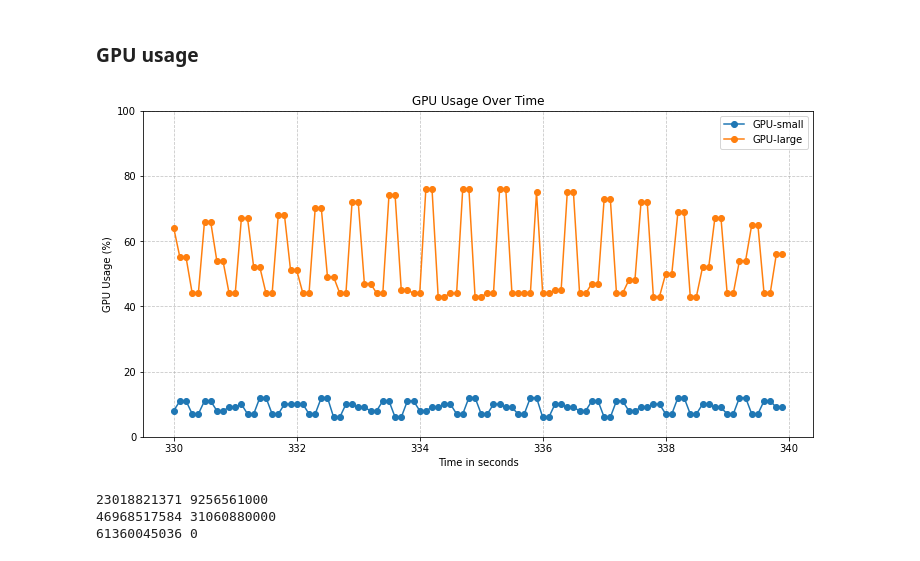
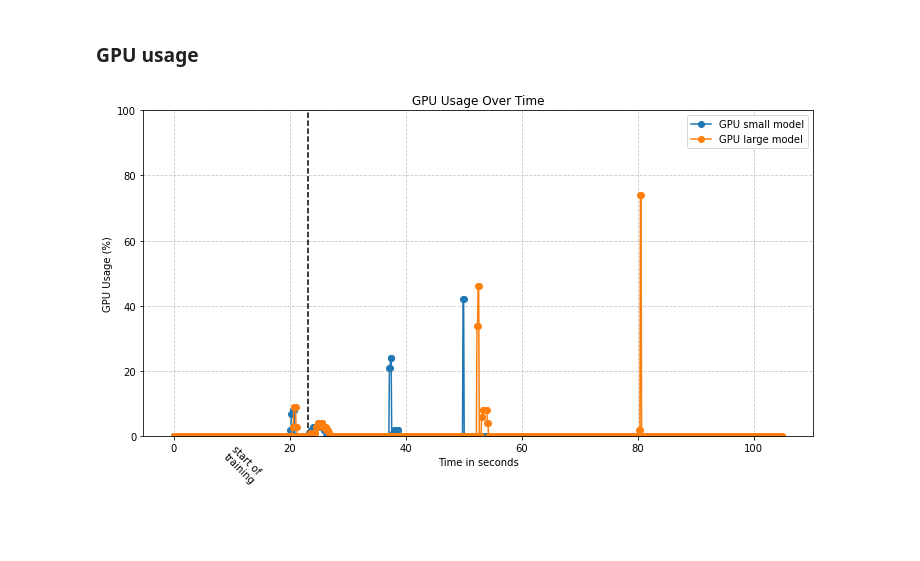
Before and after one commit to hanssssssssssssss/poet_ml_framework_tests, a Jupyter notebook: process_output/process_output_data.ipynb, the cells around one changed output. Drawn from its saved outputs; the diff is of its cells as text; code cells hidden in the pictures; blank space fills up the shorter version.

Commit message:
all keras graphs done

```diff
--- a/process_output/process_output_data.ipynb
+++ b/process_output/process_output_data.ipynb
@@ -408,24 +402,24 @@ plt.show()
 # %%
 fig, ax = plt.subplots(figsize=(10, 6))
 energy_values = []
-training_times = []
+inference_times = []
 labels = []
 categories = ["load_data", "setup","process_data"]
 
-for key, item in training_experiments.items():
-    training_times.append(sum(item["time"].values()) / 1000000)
+for key, item in inference_experiments.items():
+    inference_times.append(sum(item["time"].values()) / 1000000)
     gpu_values = 0
     cpu_values = 0
     for i, category in enumerate(categories):
         gpu_values += item["power"][category]["GPU"] / (1000000 * 3600)
         cpu_values += item["power"][category]["CPU"] / (1000000 * 3600)
     energy_values.append(gpu_values + cpu_values)
-    labels.append(f"{item['device']} {item['model']} model")
+    labels.append(f"{item['device']} {get_model_size(item['model'])} model")
 
-scatter = ax.scatter(training_times, energy_values)
+scatter = ax.scatter(inference_times, energy_values)
 
 # Plot lines from origin to each point
-for time, energy in zip(training_times, energy_values):
+for time, energy in zip(inference_times, energy_values):
     ax.plot([0, time], [0, energy], color='gray', linestyle='--', alpha=0.5)
 
 ax.set_xlim(0, None)
@@ -435,6 +429,6 @@ ax.set_ylabel("Energy Consumption in Wh")
 ax.set_title("Training Time vs Energy consumption")
 
 for i, label in enumerate(labels):
-    ax.annotate(label, (training_times[i], energy_values[i]), xytext=(5, 5),
+    ax.annotate(label, (inference_times[i], energy_values[i]), xytext=(5, 5),
                 textcoords="offset points")
 # %% [output]
@@ -444,21 +435,0 @@ for i, label in enumerate(labels):
-# %%
-fig, ax = plt.subplots(figsize=(10, 6))
-loss_values = []
-training_times = []
-labels = []
-
-for key, item in training_experiments.items():
-    loss_values.append(item["training_val_loss"][-1])
-    training_times.append(sum(item["time"].values()))
-    labels.append(f"{item['device']} {item['model']} model")
-
-scatter = ax.scatter(loss_values, training_times)
-
-ax.set_xlabel("Training Validation Loss")
-ax.set_ylabel("Total Training Time")
-ax.set_title("Training Time vs Validation Loss")
-
-for i, label in enumerate(labels):
-    ax.annotate(label, (loss_values[i], training_times[i]), xytext=(5, 5),
-                textcoords="offset points")
-plt.show()
@@ -512,18 +436,18 @@ plt.show()
 # %% [markdown]
 ### GPU usage
 # %%
-training_experiments_GPU = {k:v for (k,v) in training_experiments.items() if v["device"] == "GPU"}
+inference_experiments_GPU = {k:v for (k,v) in inference_experiments.items() if v["device"] == "GPU"}
 # %%
 # Create the plot
 fig, ax = plt.subplots(figsize=(12, 6))
 
 every_nth_measurement = 1
 sleep_interval = 100
-start = 330
-stop = 340
+start = None
+stop = None
 
 label_set = False
-for key, item in training_experiments_GPU.items():
+for key, item in inference_experiments_GPU.items():
     start_time = None
     stop_index = None
     if start:
@@ -531,42 +455,35 @@ for key, item in training_experiments_GPU.items():
     if stop:
         stop_index = int(stop / (sleep_interval/1000))
     gpu_usage = item["GPU_usage"][start_time:stop_index:every_nth_measurement]
-    label = f"{item['device']}-{item['model']}"
+    label = f"{item['device']} {get_model_size(item['model'])} model"
     measured_timesteps = (len(gpu_usage) * every_nth_measurement)
     x_ticks = np.arange(int(start_time or 0), int(start_time or 0) + measured_timesteps) * (sleep_interval/1000)
     x_ticks = x_ticks[::every_nth_measurement]
     ax.plot(x_ticks, gpu_usage, marker='o', linestyle='-', label=label)
 
     # Calculate the start point of the training epochs
     training_start = (item["time"]["load_data"] + item["time"]["setup"]) / 1000000  # Convert to seconds
     if training_start >= int(start or 0) and training_start < int(stop or 1234567890) and not label_set:
         label_set = True
         # color = ax.get_lines()[-1].get_color()
         ax.axvline(x=training_start, color="black", linestyle='--')
         # Add label on x-axis
         ax.text(training_start - 15 , y=-2, s=f"start of\ntraining", rotation=-45, verticalalignment='top',
                 horizontalalignment='left', color="black")
 
 
 # Set labels
 ax.set_ylabel('GPU Usage (%)')
 ax.set_xlabel('Time in seconds')
 ax.set_title('GPU Usage Over Time')
 ax.legend()
 
 # Set y-axis to start from 0 and end at 100
 ax.set_ylim(0, 100)
 
 # Add a grid for better readability
 ax.grid(True, linestyle='--', alpha=0.7)
 
 plt.show()
 # %% [output]
-[figure, old version]
+[figure, new version]
-# %%
-for key, exp in training_experiments.items():
-    print(exp["power"]["process_data"]["CPU"], exp["power"]["process_data"]["GPU"])
-# %% [output]
-23018821371 9256561000
-46968517584 31060880000
-61360045036 0
```
Also changed, not shown: parts of 10 cells of this notebook.
